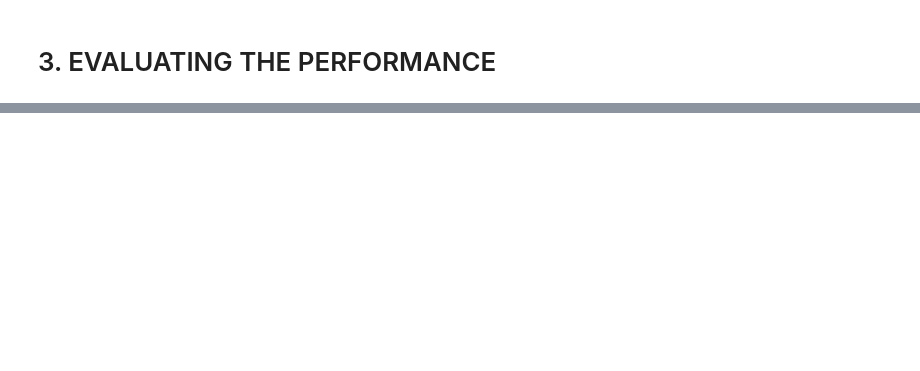
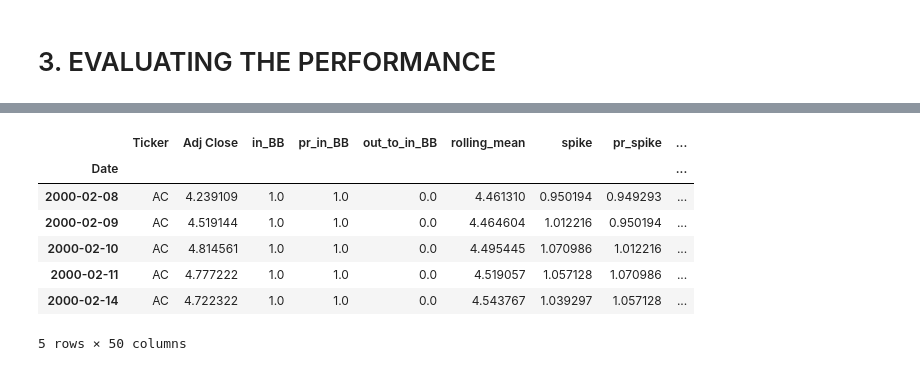
Before and after one commit to edouardcuny/quant, a Jupyter notebook: Carmela/playing.ipynb, the cells around one changed output, grey strips where cells are left out. Drawn from its saved outputs; the diff is of its cells as text; code cells hidden in the pictures; blank space fills up the shorter version.

```diff
--- a/Carmela/playing.ipynb
+++ b/Carmela/playing.ipynb
@@ -239,0 +236,11 @@ CAC     :  -15.65 %
+# %%
+df.head()
+# %% [output]
+|  | Ticker | Adj Close | in_BB | pr_in_BB | out_to_in_BB | rolling_mean | spike | pr_spike | ... |
+| Date |  |  |  |  |  |  |  |  | ... |
+| 2000-02-08 | AC | 4.239109 | 1.0 | 1.0 | 0.0 | 4.461310 | 0.950194 | 0.949293 | ... |
+| 2000-02-09 | AC | 4.519144 | 1.0 | 1.0 | 0.0 | 4.464604 | 1.012216 | 0.950194 | ... |
+| 2000-02-10 | AC | 4.814561 | 1.0 | 1.0 | 0.0 | 4.495445 | 1.070986 | 1.012216 | ... |
+| 2000-02-11 | AC | 4.777222 | 1.0 | 1.0 | 0.0 | 4.519057 | 1.057128 | 1.070986 | ... |
+| 2000-02-14 | AC | 4.722322 | 1.0 | 1.0 | 0.0 | 4.543767 | 1.039297 | 1.057128 | ... |
+5 rows × 50 columns
```
Also changed, not shown: parts of 9 cells of this notebook, 2 other files.
